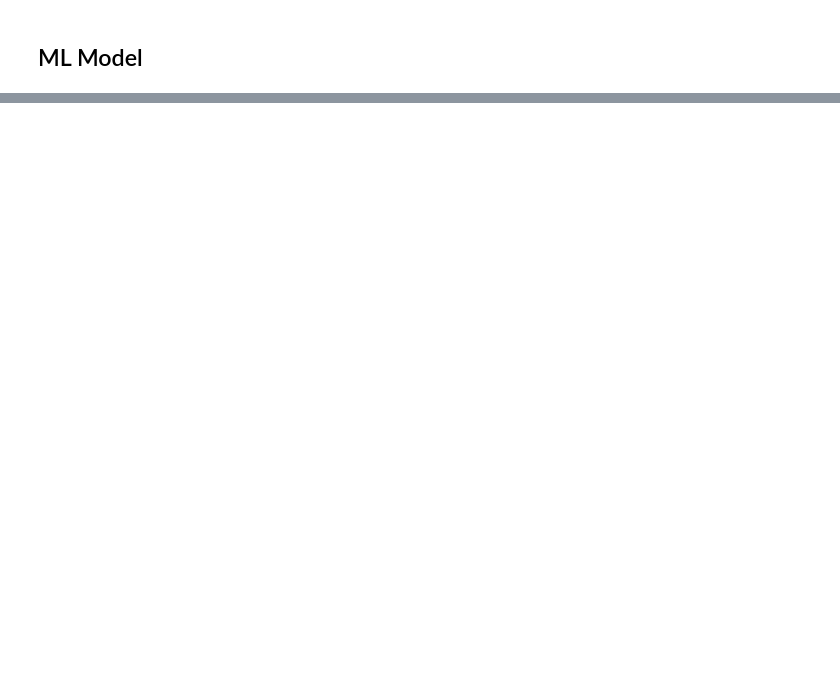
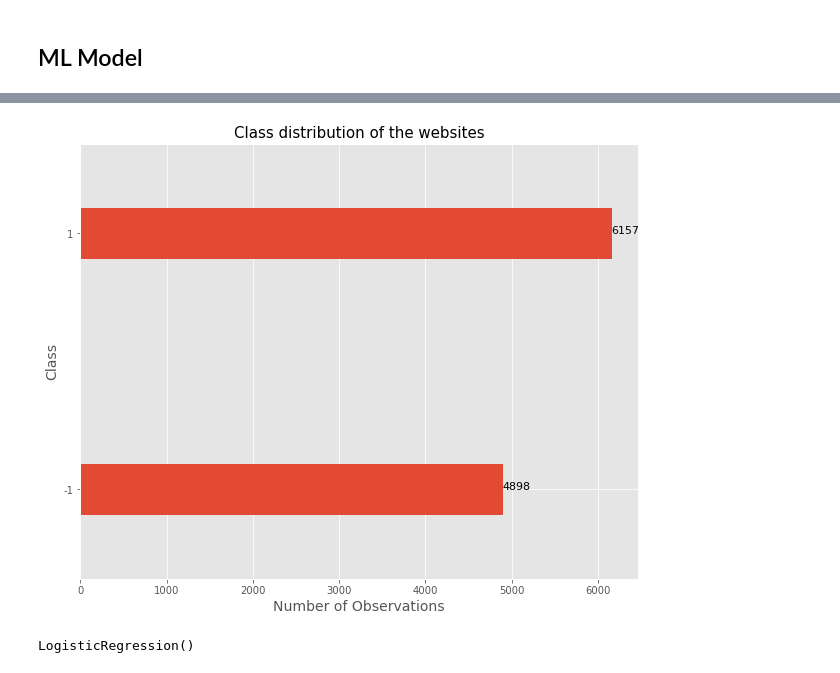
Before and after one commit to akankshamahajan99/Phishing-detection, a Jupyter notebook: Phishing Detection.ipynb, the cells around one changed output, grey strips where cells are left out. Cells and saved outputs as stored; diff of their text form; code cells hidden in the pictures; blank space fills up the shorter version.

```diff
--- a/Phishing Detection.ipynb
+++ b/Phishing Detection.ipynb
@@ -169,0 +198,3 @@ data.head(10)
+# %%
+data = data.drop(['index'], axis = 1)
+data.info()
@@ -169,0 +234,5 @@ data.head(10)
+# %%
+classes = Counter(data['Result'].values)
+print(classes.most_common())
+class_dist = pd.DataFrame(classes.most_common(), columns=['Class', 'Num_Observations'])
+class_dist
@@ -169,0 +281,15 @@ data.head(10)
+# %%
+# display distribution
+plt.style.use('ggplot')
+
+subplot = class_dist.groupby('Class')['Num_Observations'].sum().plot(kind='barh', width=0.2, figsize=(10,8))
+
+subplot.set_title('Class distribution of the websites', fontsize = 15)
+subplot.set_xlabel('Number of Observations', fontsize = 14)
+subplot.set_ylabel('Class', fontsize = 14)
+
+for i in subplot.patches:
+    subplot.text(i.get_width()+0.1, i.get_y()+0.1, \
+            str(i.get_width()), fontsize=11)
+# %% [output]
+[figure, added]
@@ -169,0 +302,5 @@ data.head(10)
+# %%
+logreg = LogisticRegression()
+logreg.fit(X_train, y_train)
+# %% [output]
+LogisticRegression()
```
Also changed, not shown: parts of 50 cells of this notebook.
